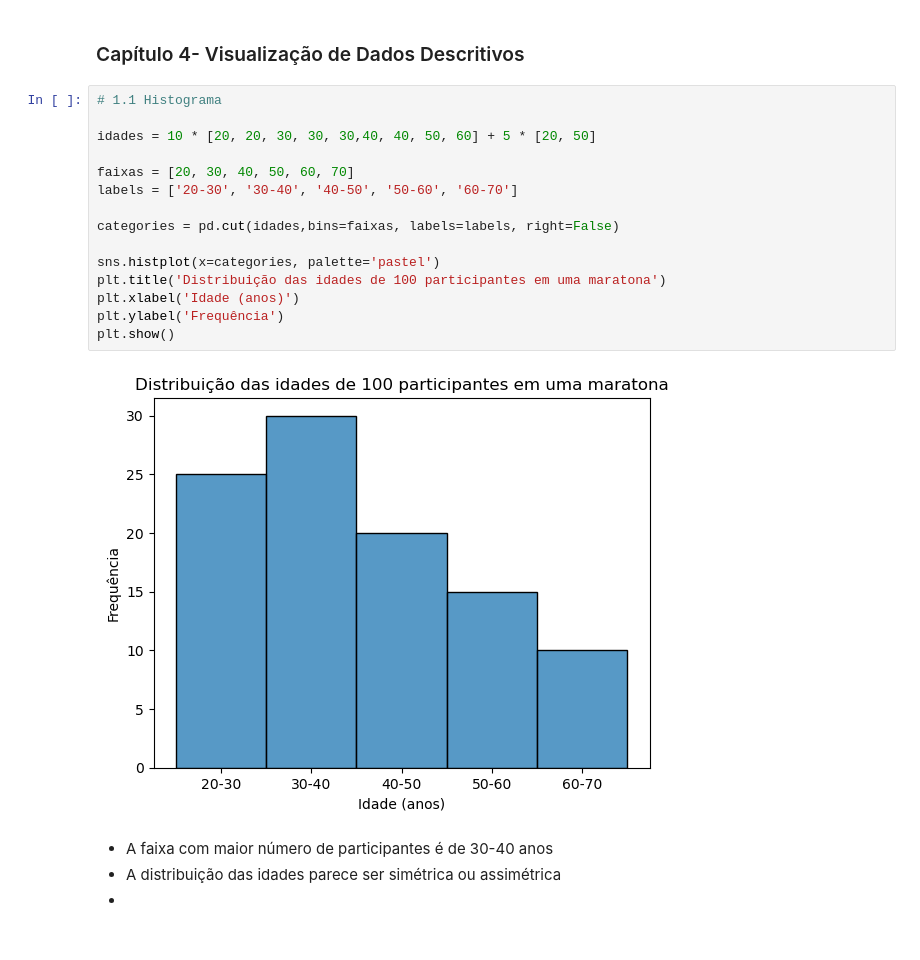
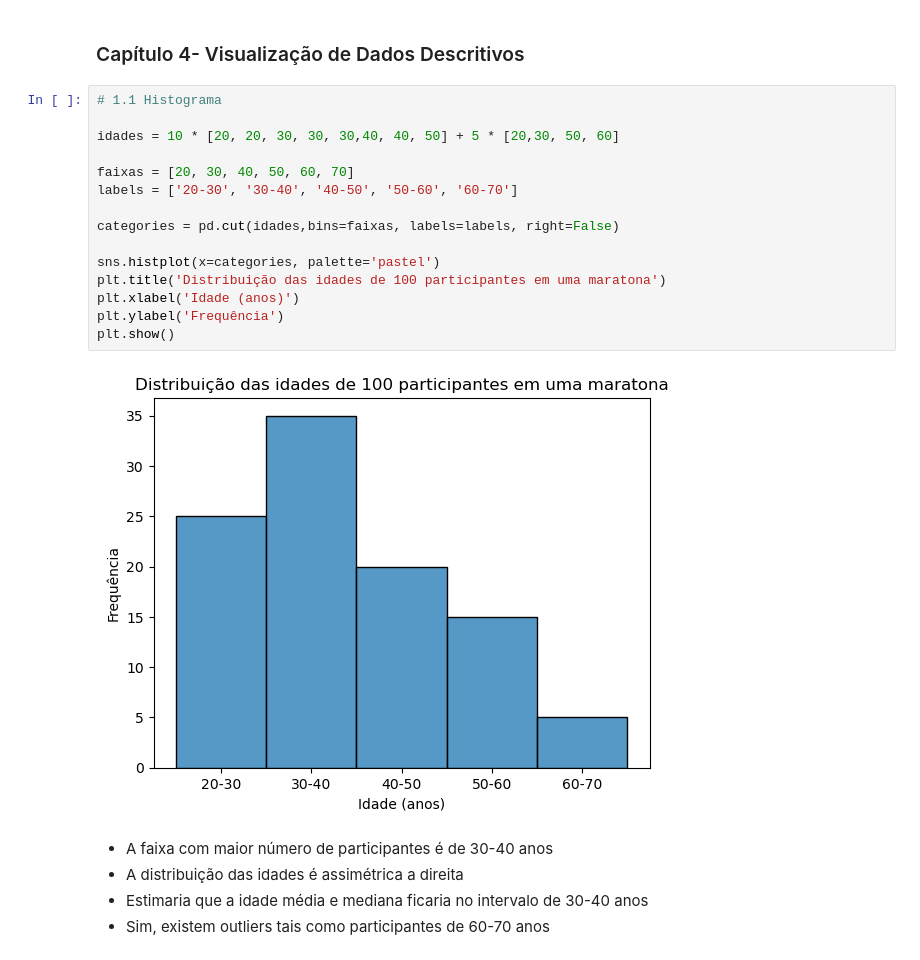
Before and after one commit to LopesHPedro/roadmap-ciencia-dados-study-journey, a Jupyter notebook: material-complementar/mat.ipynb, the cells around one changed output. Cells and saved outputs as stored; diff of their text form.

```diff
--- a/material-complementar/mat.ipynb
+++ b/material-complementar/mat.ipynb
@@ -24,21 +77,22 @@ O conjunto toal é a **População**, já a **Amostra** é um subconjunto a ser
 # %%
 # 1.1 Histograma
 
-idades = 10 * [20, 20, 30, 30, 30,40, 40, 50, 60] + 5 * [20, 50]
+idades = 10 * [20, 20, 30, 30, 30,40, 40, 50] + 5 * [20,30, 50, 60]
 
 faixas = [20, 30, 40, 50, 60, 70]
 labels = ['20-30', '30-40', '40-50', '50-60', '60-70']
 
 categories = pd.cut(idades,bins=faixas, labels=labels, right=False)
 
 sns.histplot(x=categories, palette='pastel')
 plt.title('Distribuição das idades de 100 participantes em uma maratona')
 plt.xlabel('Idade (anos)')
 plt.ylabel('Frequência')
 plt.show()
 # %% [output]
-[figure, old version]
+[figure, new version]
 # %% [markdown]
 - A faixa com maior número de participantes é de 30-40 anos
-- A distribuição das idades parece ser simétrica ou assimétrica
--
+- A distribuição das idades é assimétrica a direita
+- Estimaria que a idade média e mediana ficaria no intervalo de 30-40 anos
+- Sim, existem outliers tais como participantes de 60-70 anos
```
Also changed, not shown: parts of 8 cells of this notebook, 14 other files.
